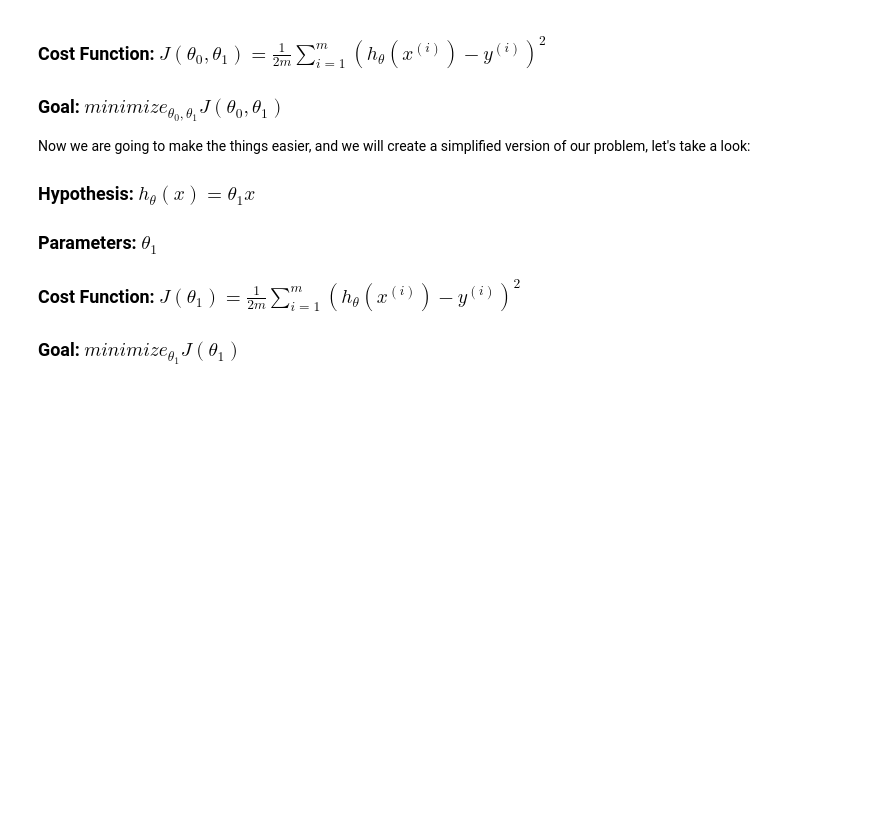
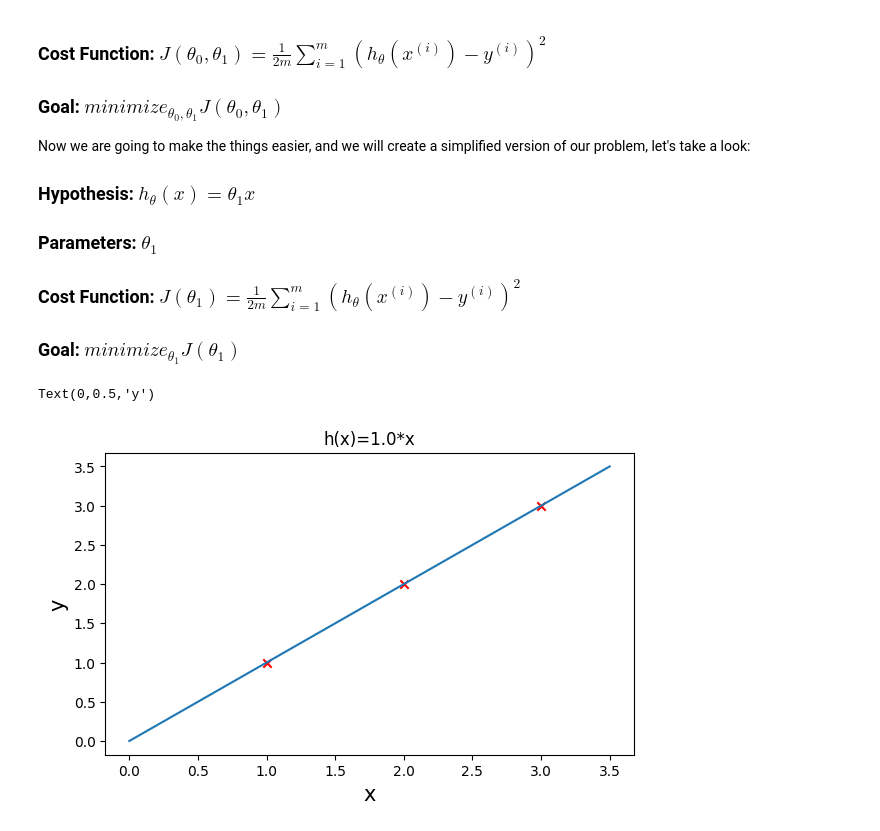
Before and after one commit to kala855/machine-learning, a Jupyter notebook: introduction/linearRegression/linearRegressionOneVariable.ipynb, the cells around one changed output. Saved outputs shown, nothing was run; the diff lists cells and outputs as text; code cells hidden in the pictures; blank space fills up the shorter version.

```diff
--- a/introduction/linearRegression/linearRegressionOneVariable.ipynb
+++ b/introduction/linearRegression/linearRegressionOneVariable.ipynb
@@ -105,3 +105,24 @@ Now we are going to make the things easier, and we will create a simplified vers
 ### Cost Function: $J(\theta_{1})=\frac{1}{2m}\sum_{i=1}^{m}(h_{\theta}(x^{(i)})-y^{(i)})^{2}$
 
 ### Goal: $minimize_{\theta_{1}} J(\theta_{1})$
+# %%
+x = np.arange(0,4.0,0.5)
+
+x1 = np.arange(1,4,1)
+
+# if theta1 is fixed, this is a function of x
+# if theta1 is equal to 1
+theta1 = 1
+y = theta1*x
+y1 = theta1*x1
+plt.figure(figsize = (15,4),dpi=100)
+plt.subplot(1,2,1)
+plt.plot(x,y)
+plt.scatter(x1,y1,color='red',marker='x')
+plt.title('h(x)=1.0*x')
+
+plt.xlabel('x', fontsize=15)
+plt.ylabel('y', fontsize=15)
+# %% [output]
+Text(0,0.5,'y')
+[figure, added]
```
